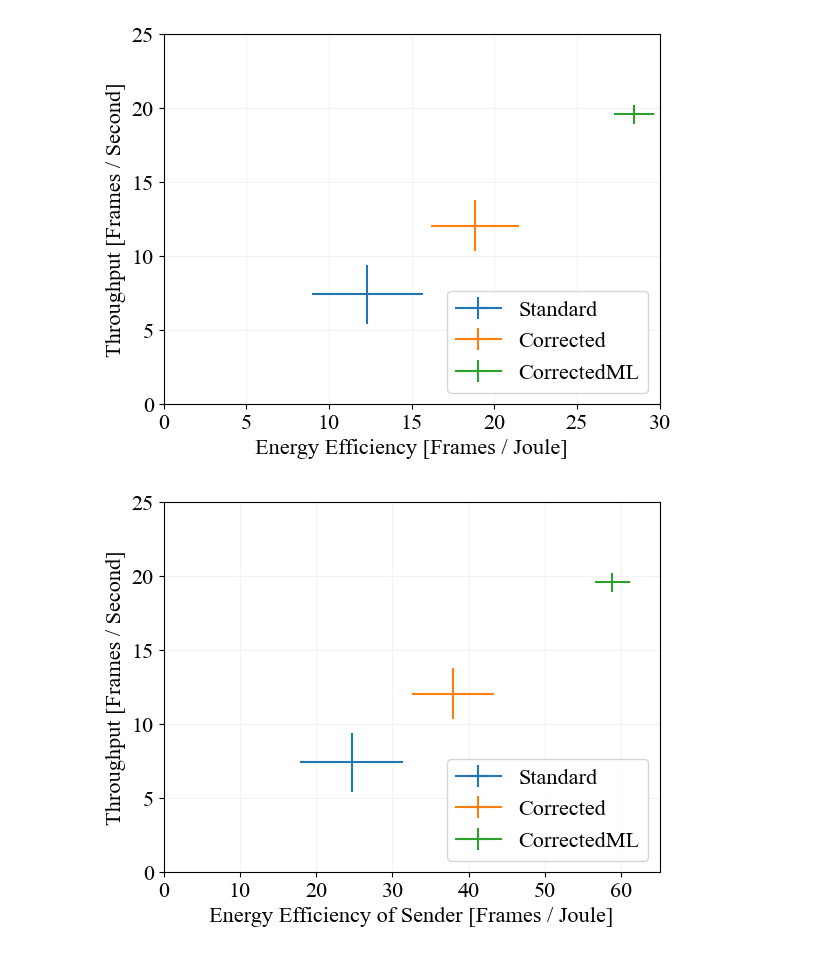
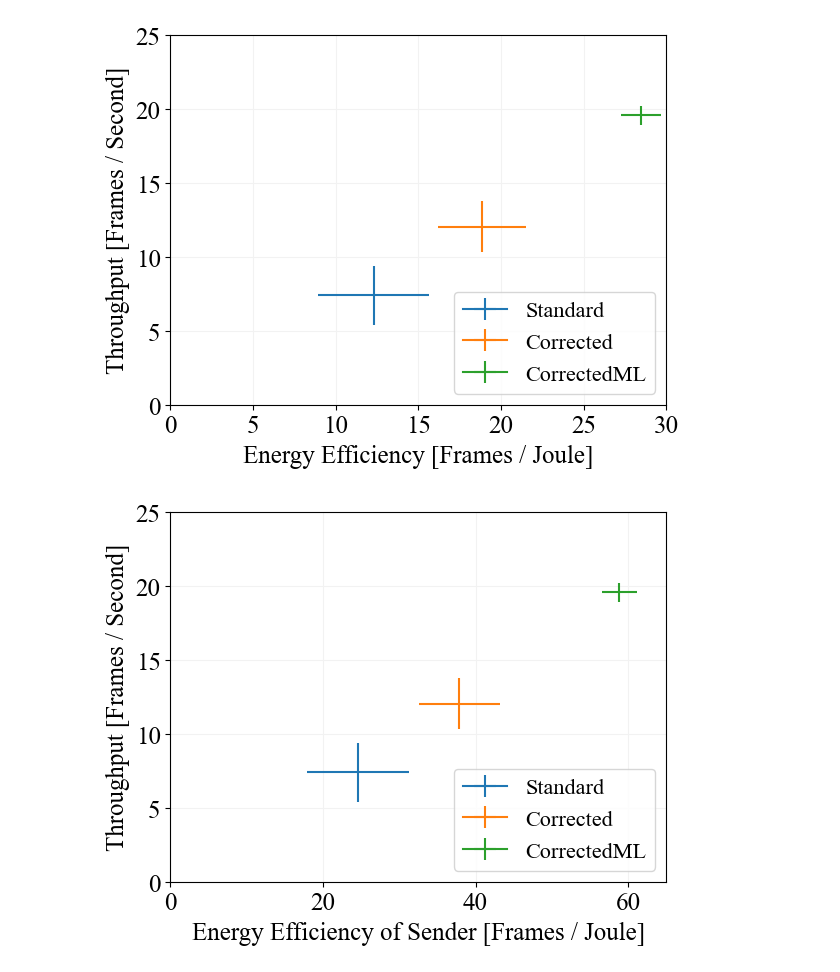
Before and after one commit to jason-gerard/Adaptive-FEC-WebRTC, a Jupyter notebook: graph_sim_results.ipynb, the cells around one changed output. Cells and saved outputs as stored; diff of their text form; code cells hidden in the pictures.

Commit message:
Make graphs more readable

```diff
--- a/graph_sim_results.ipynb
+++ b/graph_sim_results.ipynb
@@ -7,7 +7,7 @@ import os
 import pprint
 import math
 # %%
-plt.rcParams.update({'font.size': 16})
+plt.rcParams.update({'font.size': 18})
 plt.rc('legend', fontsize=16)
 plt.rcParams.update({'font.family': 'Times New Roman'})
 # %%
@@ -171,7 +171,8 @@ def plot_graph(metric1, metric2, y_label, x_label, y_max, x_max):
 
     plt.savefig(
         os.path.join(output_dir, f"{(x_label + y_label).replace(' ', '_').replace('/', '_')}.pdf"),
-        format="pdf"
+        format="pdf",
+        bbox_inches="tight"
     )
     plt.show()
 
@@ -255,36 +256,38 @@ plt.ylim(0, 20)
 
 plt.savefig(
     os.path.join(output_dir, f"{(x_label + y_label).replace(' ', '_').replace('/', '_')}.pdf"),
-    format="pdf"
+    format="pdf",
+    bbox_inches="tight"
 )
 plt.show()
 
 
 
 fig = plt.figure()
 ax = fig.add_subplot(111)
 
 all_xs = []
 labels = []
 for name in metrics.keys():
     xs = [x * 100 for x in metrics[name]["Percent of Errors Corrected"]]
     all_xs.append(xs)
     labels.append(name)
 
 plt.boxplot(all_xs, vert=True, labels=labels)
 
 y_label = "Percent of Errors Corrected"
 x_label = ""
 plt.ylabel(y_label)
 plt.grid(linestyle='-', color='0.95')
 
 plt.ylim(0, 60)
 
 plt.savefig(
     os.path.join(output_dir, f"{(x_label + y_label).replace(' ', '_').replace('/', '_')}.pdf"),
-    format="pdf"
+    format="pdf",
+    bbox_inches="tight"
 )
 plt.show()
 # %% [output]
-[figure, old version]
+[figure, new version]
-[figure, old version]
+[figure, new version]
```
Also changed, not shown: parts of 1 cell of this notebook, 8 other files.
